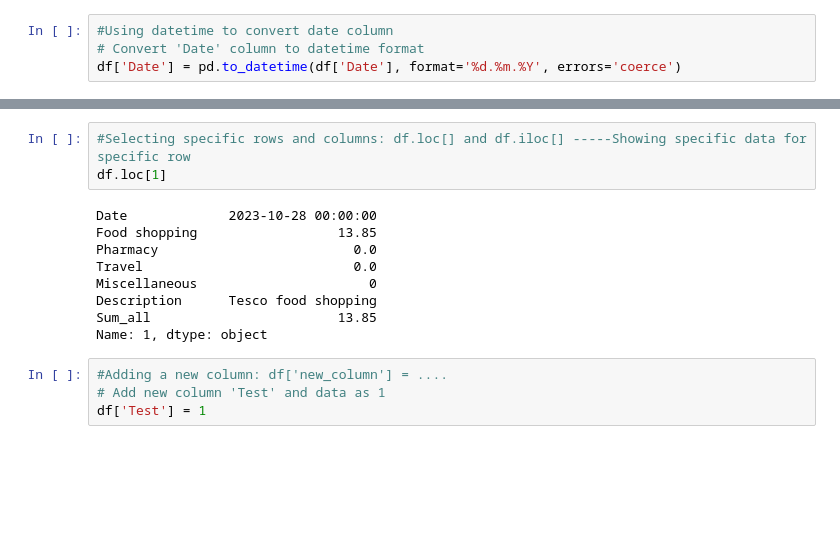
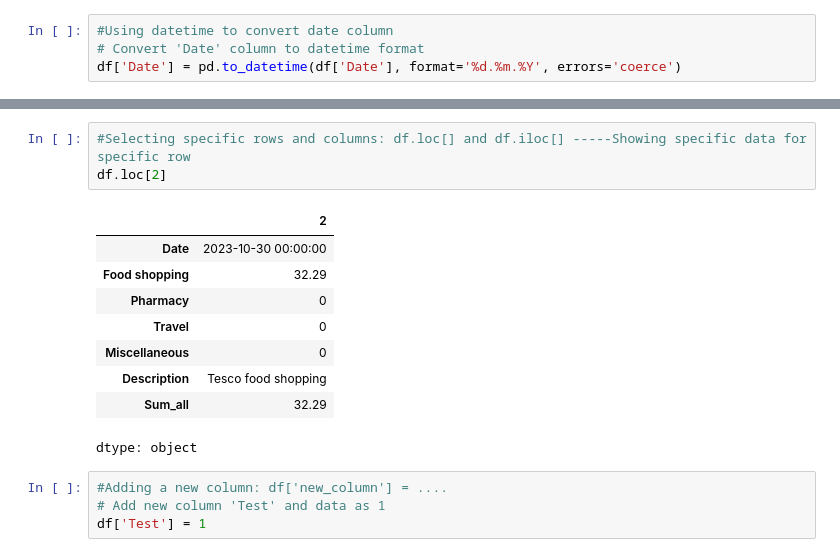
Before and after one commit to michaluhrinek/Pandas, a Jupyter notebook: Pandas.ipynb, the cells around one changed output, grey strips where cells are left out. Cells and saved outputs as stored; diff of their text form; blank space fills up the shorter version.

```diff
--- a/Pandas.ipynb
+++ b/Pandas.ipynb
@@ -275,15 +275,16 @@ df.sort_values('Date', ascending=True)
 # %%
 #Selecting specific rows and columns: df.loc[] and df.iloc[] -----Showing specific data for specific row
-df.loc[1]
+df.loc[2]
 # %% [output]
+|  | 2 |
+| Date | 2023-10-30 00:00:00 |
+| Food shopping | 32.29 |
+| Pharmacy | 0 |
+| Travel | 0 |
+| Miscellaneous | 0 |
+| Description | Tesco food shopping |
+| Sum_all | 32.29 |
-Date             2023-10-28 00:00:00
-Food shopping                  13.85
-Pharmacy                         0.0
-Travel                           0.0
-Miscellaneous                      0
-Description      Tesco food shopping
-Sum_all                        13.85
-Name: 1, dtype: object
+dtype: object
 # %%
 #Adding a new column: df['new_column'] = ....
 # Add new column 'Test' and data as 1
```
Also changed, not shown: parts of 3 cells of this notebook.
